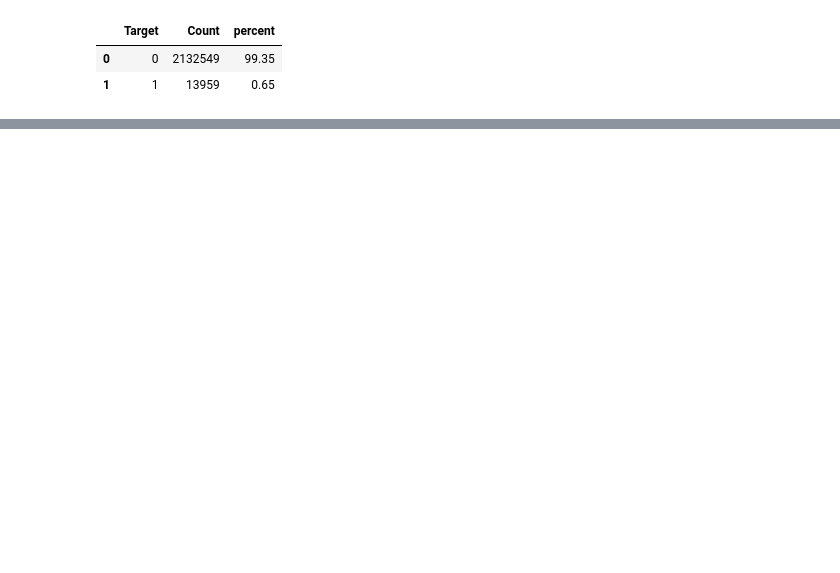
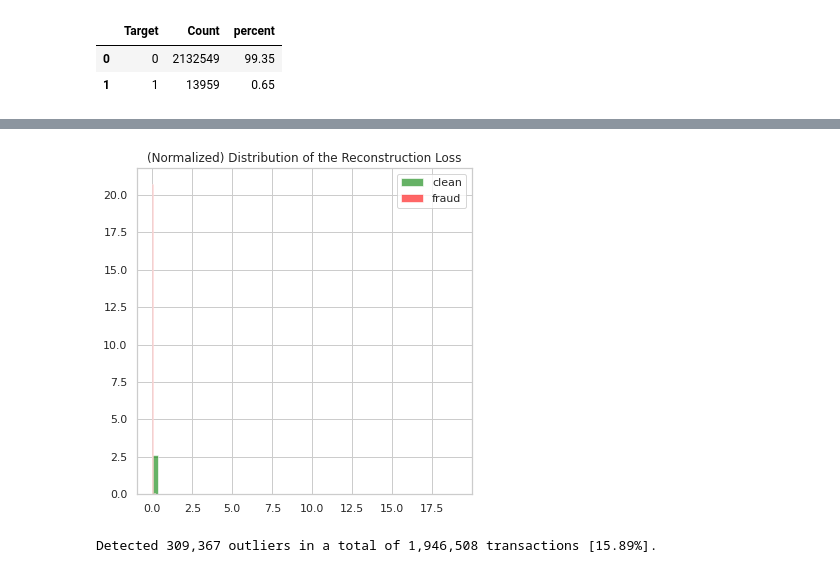
Before and after one commit to K-107/Anomaly-Detection, a Jupyter notebook: 상일이네_2차프젝_AE로_탐지.ipynb, the cells around one changed output, grey strips where cells are left out. Saved outputs shown, nothing was run; the diff lists cells and outputs as text; code cells hidden in the pictures; blank space fills up the shorter version.

```diff
--- a/상일이네_2차프젝_AE로_탐지.ipynb
+++ b/상일이네_2차프젝_AE로_탐지.ipynb
@@ -1429,0 +1717,4 @@ tsne_plot(rep_x, rep_y, "latent_representation.png")
+# %%
+# transform the training and validation data with these parameters
+X_train_transformed = pipeline.transform(X_train)
+X_validate_transformed = pipeline.transform(X_validate)
@@ -1429,0 +1729,9 @@ tsne_plot(rep_x, rep_y, "latent_representation.png")
+# %%
+history = autoencoder.fit(
+    X_train_transformed, X_train_transformed,
+    shuffle=True,
+    epochs=EPOCHS,
+    batch_size=BATCH_SIZE,
+    callbacks=cb,
+    validation_data=(X_validate_transformed, X_validate_transformed)
+);
@@ -1429,0 +1756,23 @@ tsne_plot(rep_x, rep_y, "latent_representation.png")
+# %%
+# transform the test set with the pipeline fitted to the training set
+X_test_transformed = pipeline.transform(X_test)
+
+# pass the transformed test set through the autoencoder to get the reconstructed result
+reconstructions = autoencoder.predict(X_test_transformed)
+# %%
+# calculating the mean squared error reconstruction loss per row in the numpy array
+mse = np.mean(np.power(X_test_transformed - reconstructions, 2), axis=1)
+# %%
+clean = mse[y_test==0]
+fraud = mse[y_test==1]
+
+fig, ax = plt.subplots(figsize=(6,6))
+
+ax.hist(clean, bins=50, density=True, label="clean", alpha=.6, color="green")
+ax.hist(fraud, bins=50, density=True, label="fraud", alpha=.6, color="red")
+
+plt.title("(Normalized) Distribution of the Reconstruction Loss")
+plt.legend()
+plt.show()
+# %% [output]
+[figure, added]
@@ -1429,0 +1792,4 @@ tsne_plot(rep_x, rep_y, "latent_representation.png")
+# %%
+print(f"Detected {np.sum(outliers):,} outliers in a total of {np.size(z_scores):,} transactions [{np.sum(outliers)/np.size(z_scores):.2%}].")
+# %% [output]
+Detected 309,367 outliers in a total of 1,946,508 transactions [15.89%].
```
Also changed, not shown: parts of 32 cells of this notebook.
